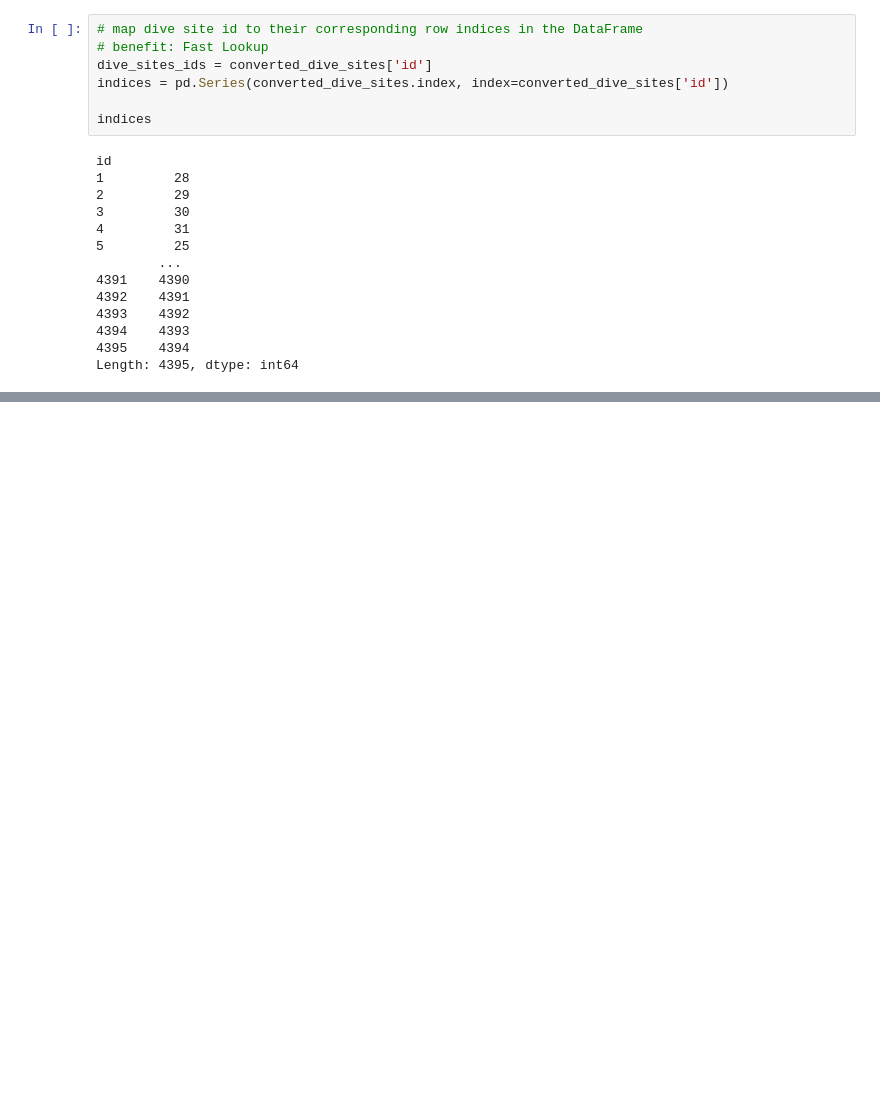
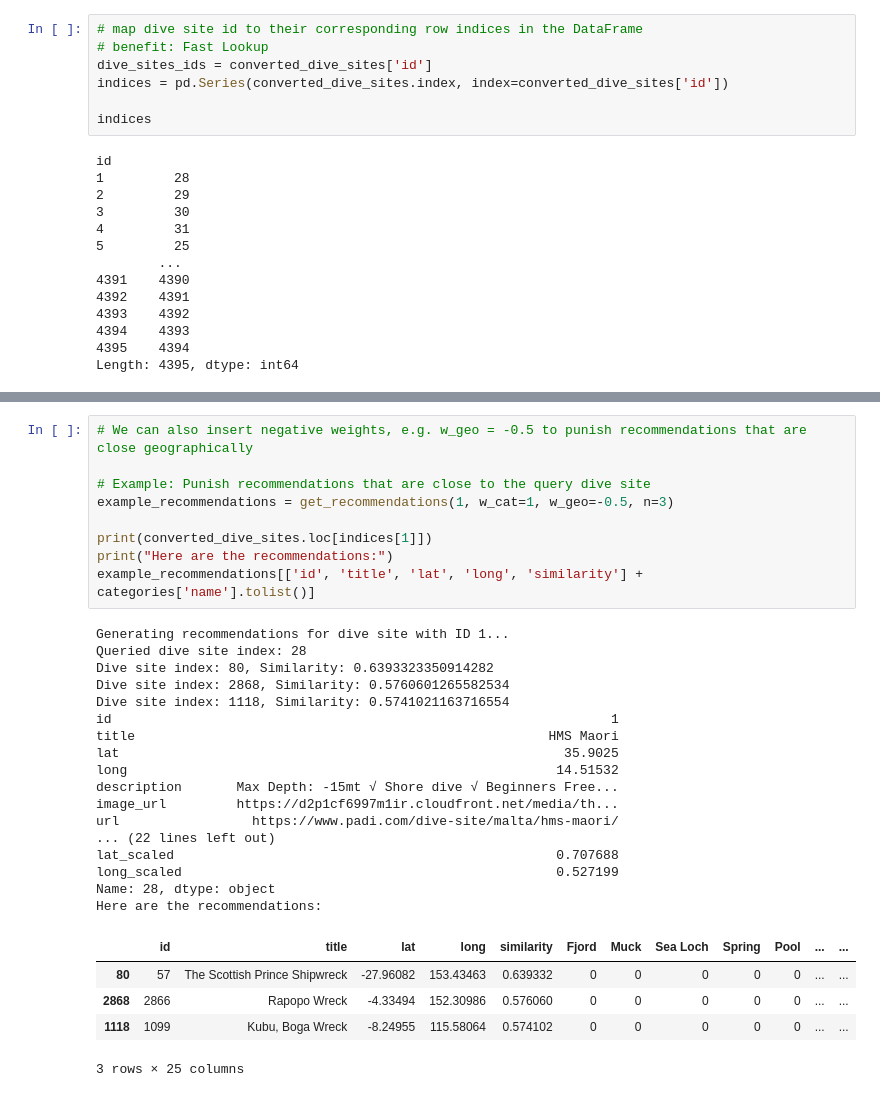
Before and after one commit to pvinnbru/data_integration, a Jupyter notebook: analysis/content_based_recommendendations.ipynb, the cells around one changed output, grey strips where cells are left out. Saved outputs shown, nothing was run; the diff lists cells and outputs as text; blank space fills up the shorter version.

```diff
--- a/analysis/content_based_recommendendations.ipynb
+++ b/analysis/content_based_recommendendations.ipynb
@@ -293,0 +355,32 @@ Dive site index: 652, Similarity: 0.9999999999999998
+# %%
+# We can also insert negative weights, e.g. w_geo = -0.5 to punish recommendations that are close geographically
+
+# Example: Punish recommendations that are close to the query dive site
+example_recommendations = get_recommendations(1, w_cat=1, w_geo=-0.5, n=3)
+
+print(converted_dive_sites.loc[indices[1]])
+print("Here are the recommendations:")
+example_recommendations[['id', 'title', 'lat', 'long', 'similarity'] + categories['name'].tolist()]
+# %% [output]
+Generating recommendations for dive site with ID 1...
+Queried dive site index: 28
+Dive site index: 80, Similarity: 0.6393323350914282
+Dive site index: 2868, Similarity: 0.5760601265582534
+Dive site index: 1118, Similarity: 0.5741021163716554
+id                                                                1
+title                                                     HMS Maori
+lat                                                         35.9025
+long                                                       14.51532
+description       Max Depth: -15mt √ Shore dive √ Beginners Free...
+image_url         https://d2p1cf6997m1ir.cloudfront.net/media/th...
+url                 https://www.padi.com/dive-site/malta/hms-maori/
+... (22 lines left out)
+lat_scaled                                                 0.707688
+long_scaled                                                0.527199
+Name: 28, dtype: object
+Here are the recommendations:
+|  | id | title | lat | long | similarity | Fjord | Muck | Sea Loch | Spring | Pool | ... | ... |
+| 80 | 57 | The Scottish Prince Shipwreck | -27.96082 | 153.43463 | 0.639332 | 0 | 0 | 0 | 0 | 0 | ... | ... |
+| 2868 | 2866 | Rapopo Wreck | -4.33494 | 152.30986 | 0.576060 | 0 | 0 | 0 | 0 | 0 | ... | ... |
+| 1118 | 1099 | Kubu, Boga Wreck | -8.24955 | 115.58064 | 0.574102 | 0 | 0 | 0 | 0 | 0 | ... | ... |
+3 rows × 25 columns
```
Also changed, not shown: parts of 14 cells of this notebook.
